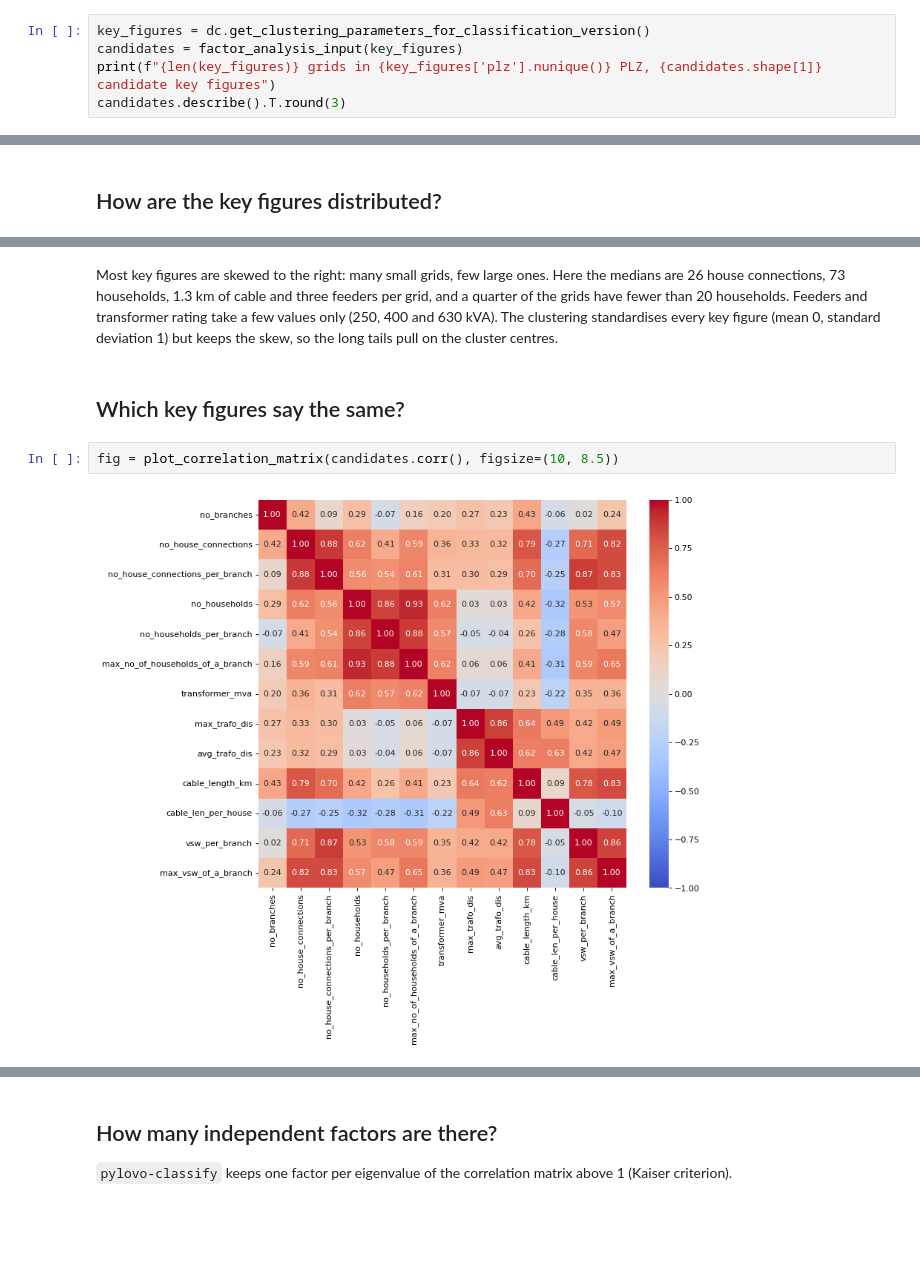
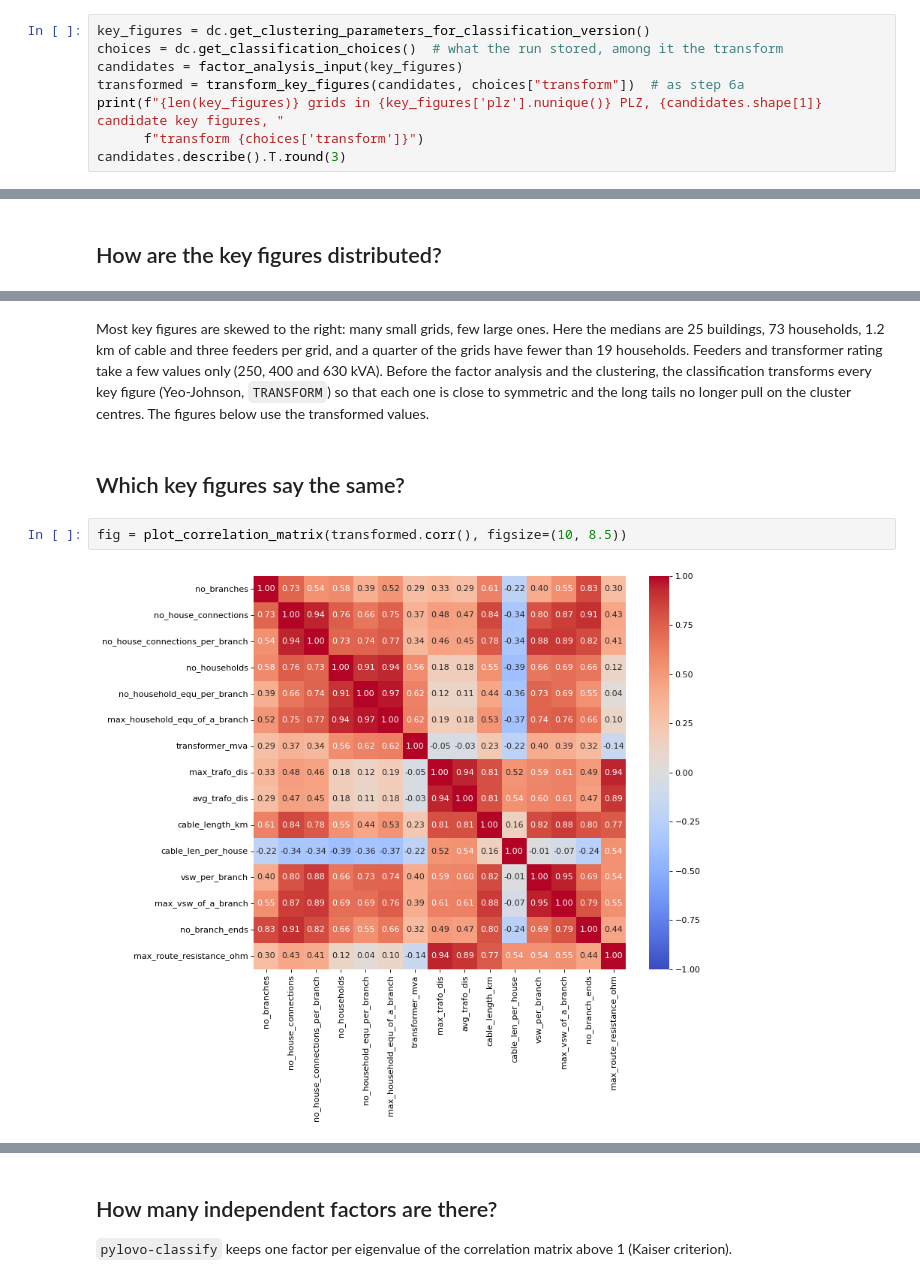
Before and after one commit to tum-ens/pylovo, a Jupyter notebook: notebook_tutorials/classification/01_sample_and_key_figures.ipynb, the cells around one changed output, grey strips where cells are left out. Saved outputs shown, nothing was run; the diff lists cells and outputs as text; blank space fills up the shorter version.

Commit message:
Refresh the classification notebooks from classification 2 and cluster them with the transform stored with the classification

```diff
--- a/notebook_tutorials/classification/01_sample_and_key_figures.ipynb
+++ b/notebook_tutorials/classification/01_sample_and_key_figures.ipynb
@@ -98,7 +103,10 @@ identifiers or excluded from the classification (`EXCLUDED_COLUMNS` of step 6a).
 | `max_vsw_of_a_branch` | The VSW of the feeder with the largest value |
 # %%
 key_figures = dc.get_clustering_parameters_for_classification_version()
+choices = dc.get_classification_choices()  # what the run stored, among it the transform
 candidates = factor_analysis_input(key_figures)
-print(f"{len(key_figures)} grids in {key_figures['plz'].nunique()} PLZ, {candidates.shape[1]} candidate key figures")
+transformed = transform_key_figures(candidates, choices["transform"])  # as step 6a
+print(f"{len(key_figures)} grids in {key_figures['plz'].nunique()} PLZ, {candidates.shape[1]} candidate key figures, "
+      f"transform {choices['transform']}")
 candidates.describe().T.round(3)
 # %% [output]
@@ -130,13 +140,13 @@ fig = plot_key_figure_distributions(candidates)
 # %% [markdown]
-Most key figures are skewed to the right: many small grids, few large ones. Here the medians are 26 house
-connections, 73 households, 1.3 km of cable and three feeders per grid, and a quarter of the grids have fewer than
-20 households. Feeders and transformer rating take a few values only (250, 400 and 630 kVA). The clustering
-standardises every key figure (mean 0, standard deviation 1) but keeps the skew, so the long tails pull on the
-cluster centres.
+Most key figures are skewed to the right: many small grids, few large ones. Here the medians are 25 buildings,
+73 households, 1.2 km of cable and three feeders per grid, and a quarter of the grids have fewer than 19 households.
+Feeders and transformer rating take a few values only (250, 400 and 630 kVA). Before the factor analysis and the
+clustering, the classification transforms every key figure (Yeo-Johnson, `TRANSFORM`) so that each one is close to
+symmetric and the long tails no longer pull on the cluster centres. The figures below use the transformed values.
 # %% [markdown]
 ## Which key figures say the same?
 # %%
-fig = plot_correlation_matrix(candidates.corr(), figsize=(10, 8.5))
+fig = plot_correlation_matrix(transformed.corr(), figsize=(10, 8.5))
 # %% [output]
-[figure, old version]
+[figure, new version]
 # %% [markdown]
```
Also changed, not shown: parts of 12 cells of this notebook, 1 other file.
